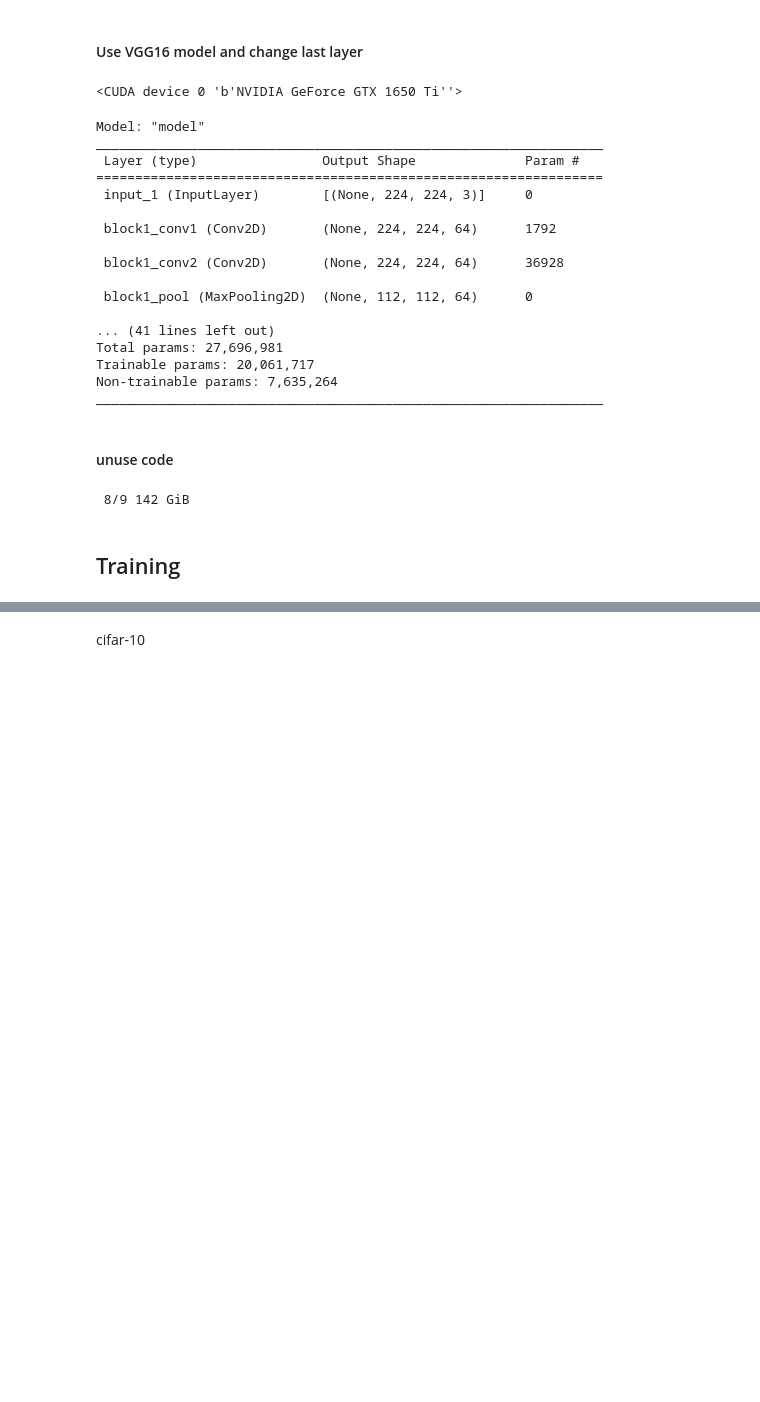
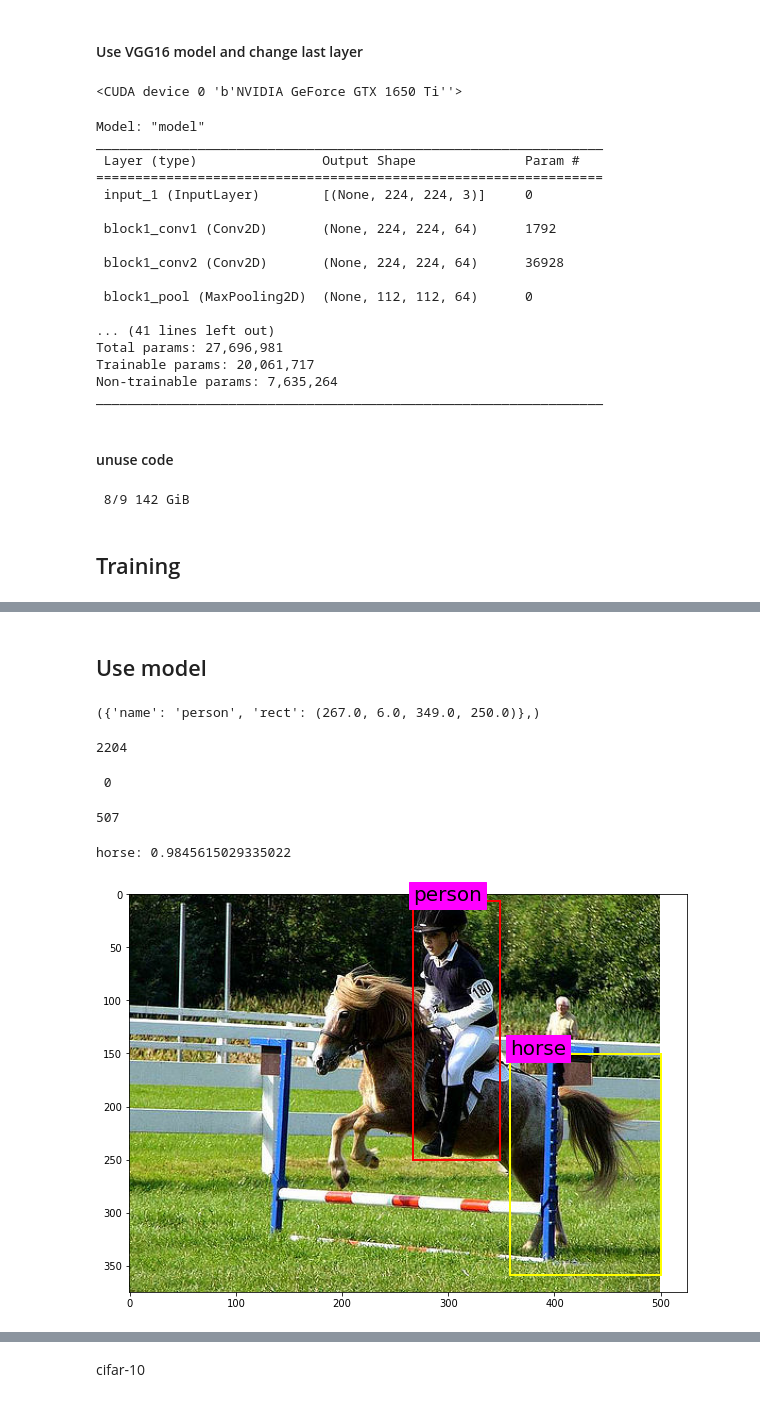
Before and after one commit to plorgue/jerry, a Jupyter notebook: r-cnn.ipynb, the cells around one changed output, grey strips where cells are left out. Cells and saved outputs as stored; diff of their text form; code cells hidden in the pictures; blank space fills up the shorter version.

```diff
--- a/r-cnn.ipynb
+++ b/r-cnn.ipynb
@@ -844,0 +726,2 @@ ValueError: The number of FixedLocator locations (21), usually from a call to se
+# %% [markdown]
+## Use model
@@ -844,0 +738,62 @@ ValueError: The number of FixedLocator locations (21), usually from a call to se
+# %%
+ran_img = df_anno.iloc[np.random.randint(df_anno.shape[0])]
+img = get_image_from_anno(row=ran_img)[0]
+annot = get_true_detection_from_anno(row=ran_img)
+print(tuple(annot))
+# %% [output]
+({'name': 'person', 'rect': (267.0, 6.0, 349.0, 250.0)},)
+# %%
+ss2.setBaseImage(img)
+ss2.switchToSelectiveSearchFast()
+rects = list(ss2.process())
+rects_copy = np.copy(rects)
+len(rects)
+# %% [output]
+2204
+# %%
+rects = rects_copy
+# %%
+modelvgg = models.load_model('weights-improvement-14-0.96.hdf5')
+# %%
+batch_size = 16
+img_shape = (224, 224, 3)
+bbox = []
+predictions = []
+
+nb_rect = len(rects)
+while len(rects) > 0:
+    rect_batch = []
+    abatch = []
+    while len(abatch) < batch_size and len(rects) > 0:
+        r = rects.pop(0)
+        r[2] += r[0]
+        r[3] += r[1]
+        rect_batch.append(r)
+        abatch.append(preprocess_input(get_wrapped_extracted_bbox(img, tuple(r), img_shape)*255))
+
+    abatch = np.array(abatch)
+
+    predict = modelvgg.predict(abatch)
+
+    for i in range(len(predict)):
+        if max(predict[i]) > 0.7 and np.argmax(predict[i]) != 20:
+            predictions.append({'name': labels[np.argmax(predict[i])], 'rect': tuple(rect_batch[i]), 'proba': max(predict[i])})
+
+    print('\r', len(rects), end="")
+# %% [output]
+ 0
+# %%
+len(predictions)
+# %% [output]
+507
+# %%
+plt.figure(figsize=(10,12))
+plt.imshow(img)
+pred = np.random.choice(predictions)
+print(f'{pred["name"]}: {pred["proba"]}')
+helpers.plt_rectangle(plt, *pred['rect'], label=pred['name'])
+for anno in annot:
+    helpers.plt_rectangle(plt, *anno['rect'], color="red", label=anno['name'])
+# %% [output]
+horse: 0.9845615029335022
+[figure, added]
```
Also changed, not shown: parts of 35 cells of this notebook, 11 other files.
